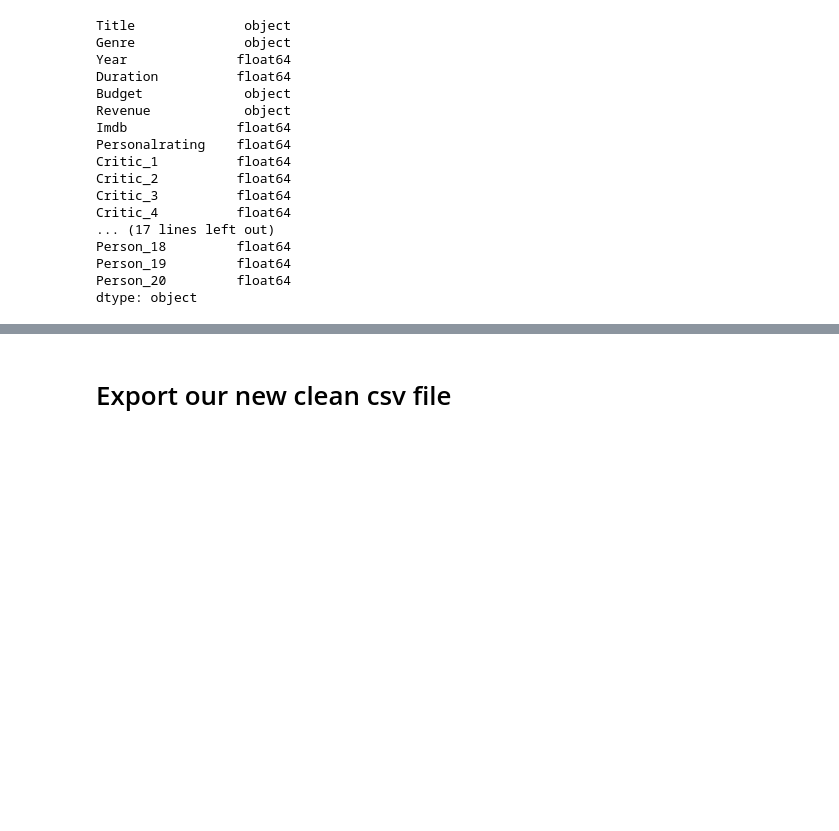
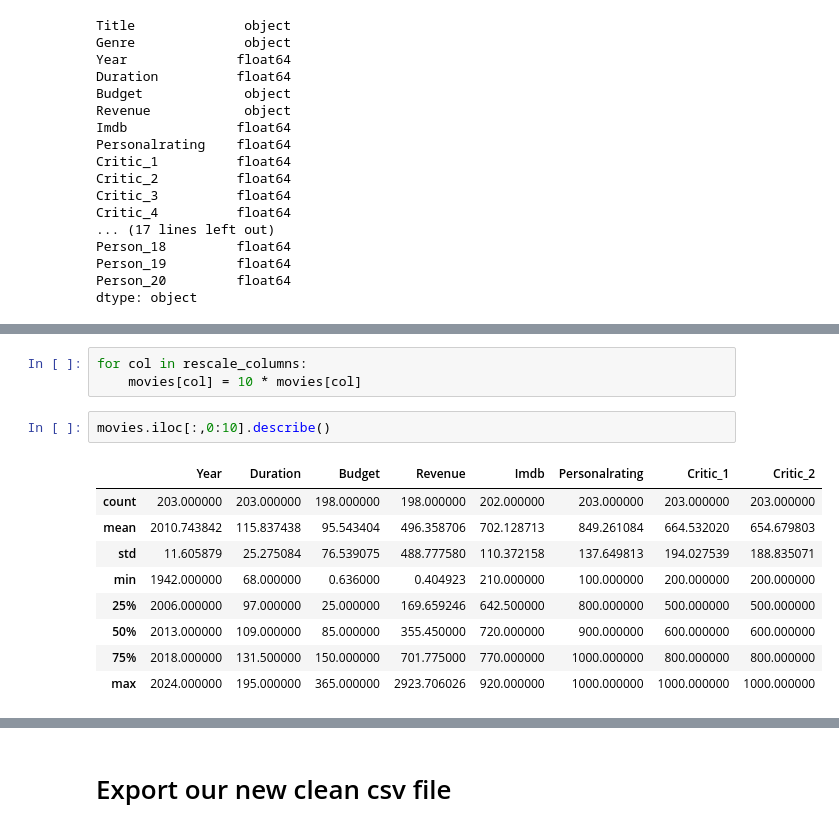
Before and after one commit to Alaninja1209/Did-you-like-the-movie-, a Jupyter notebook: Movie_Dataset_CleaningStage.ipynb, the cells around one changed output, grey strips where cells are left out. Saved outputs shown, nothing was run; the diff lists cells and outputs as text; blank space fills up the shorter version.

```diff
--- a/Movie_Dataset_CleaningStage.ipynb
+++ b/Movie_Dataset_CleaningStage.ipynb
@@ -170,0 +193,15 @@ movies.head(1)
+# %%
+for col in rescale_columns:
+    movies[col] = 10 * movies[col]
+# %%
+movies.iloc[:,0:10].describe()
+# %% [output]
+|  | Year | Duration | Budget | Revenue | Imdb | Personalrating | Critic_1 | Critic_2 |
+| count | 203.000000 | 203.000000 | 198.000000 | 198.000000 | 202.000000 | 203.000000 | 203.000000 | 203.000000 |
+| mean | 2010.743842 | 115.837438 | 95.543404 | 496.358706 | 702.128713 | 849.261084 | 664.532020 | 654.679803 |
+| std | 11.605879 | 25.275084 | 76.539075 | 488.777580 | 110.372158 | 137.649813 | 194.027539 | 188.835071 |
+| min | 1942.000000 | 68.000000 | 0.636000 | 0.404923 | 210.000000 | 100.000000 | 200.000000 | 200.000000 |
+| 25% | 2006.000000 | 97.000000 | 25.000000 | 169.659246 | 642.500000 | 800.000000 | 500.000000 | 500.000000 |
+| 50% | 2013.000000 | 109.000000 | 85.000000 | 355.450000 | 720.000000 | 900.000000 | 600.000000 | 600.000000 |
+| 75% | 2018.000000 | 131.500000 | 150.000000 | 701.775000 | 770.000000 | 1000.000000 | 800.000000 | 800.000000 |
+| max | 2024.000000 | 195.000000 | 365.000000 | 2923.706026 | 920.000000 | 1000.000000 | 1000.000000 | 1000.000000 |
```
Also changed, not shown: parts of 5 cells of this notebook.
